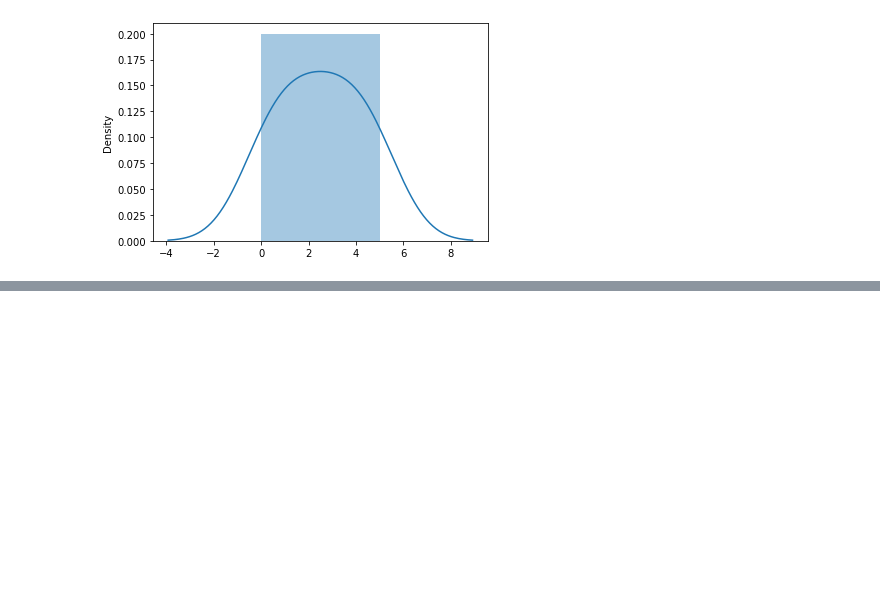
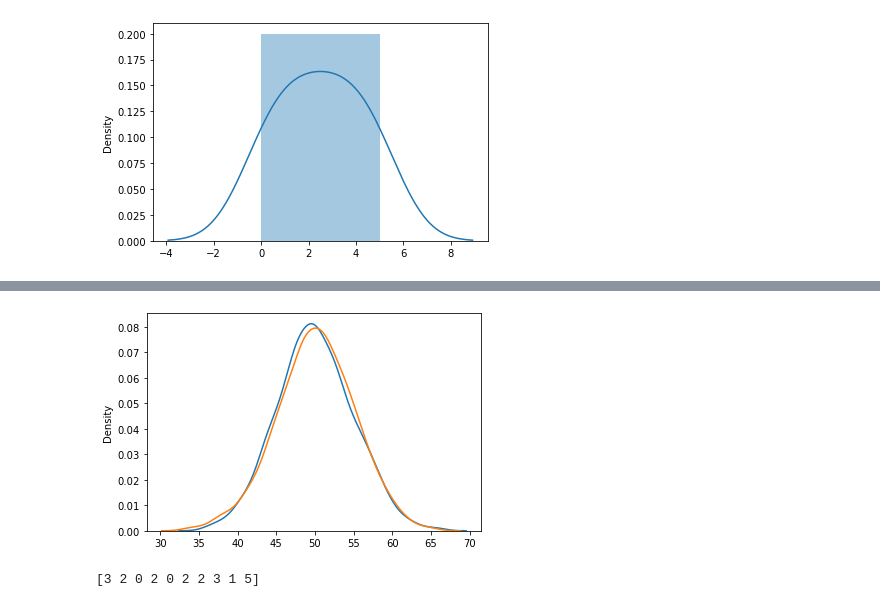
Before and after one commit to misaeladame/big-data, a Jupyter notebook: Jupyter/01_IniciandoNumpy.ipynb, the cells around one changed output, grey strips where cells are left out. Saved outputs shown, nothing was run; the diff lists cells and outputs as text; code cells hidden in the pictures; blank space fills up the shorter version.

```diff
--- a/Jupyter/01_IniciandoNumpy.ipynb
+++ b/Jupyter/01_IniciandoNumpy.ipynb
@@ -517,0 +537,20 @@ plt.show()
+# %%
+#La diferencia radica entre las dos sitribuciones es que una
+#es continua y la otra discreta
+sns.distplot(random.normal(loc=50, scale=5, size= 1000), hist=False, label="normal")
+sns.distplot(random.binomial(n=100, p=0.5, size = 1000), hist=False, label="binomial")
+plt.show()
+# %% [output]
+[figure, added]
+# %%
+#Distribucion Poisson
+#es una distribucion discreta y estima cuantas veces puede suceder un evento en cieto momento.
+#random.poisson(). Tiene dos parametros
+# Si una persona realiza ejericico 3 veces a la semana,
+#qué probabilidad existe de que realice 4 veces
+# lam = numero de ocurrencias
+# size = tamaño del arreglo
+poisson = random.poisson(lam=2, size=10)
+print(poisson)
+# %% [output]
+[3 2 0 2 0 2 2 3 1 5]
```
Also changed, not shown: parts of 26 cells of this notebook.
